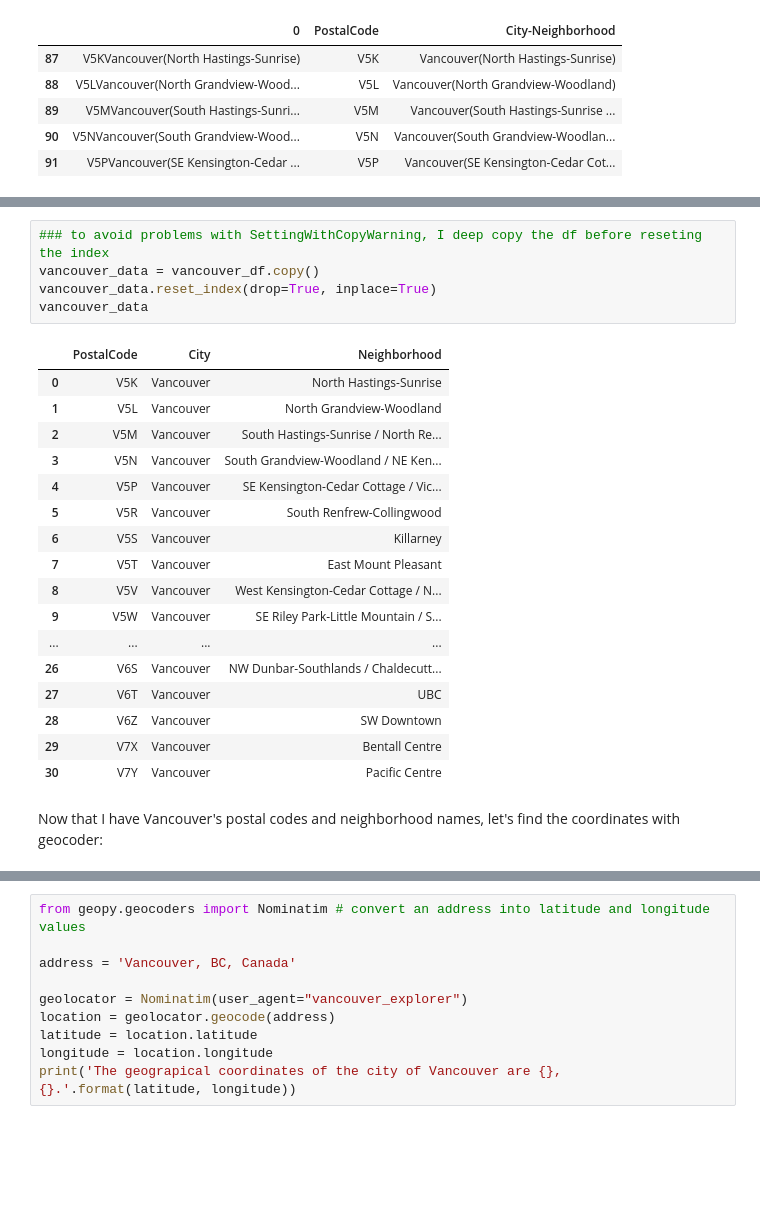
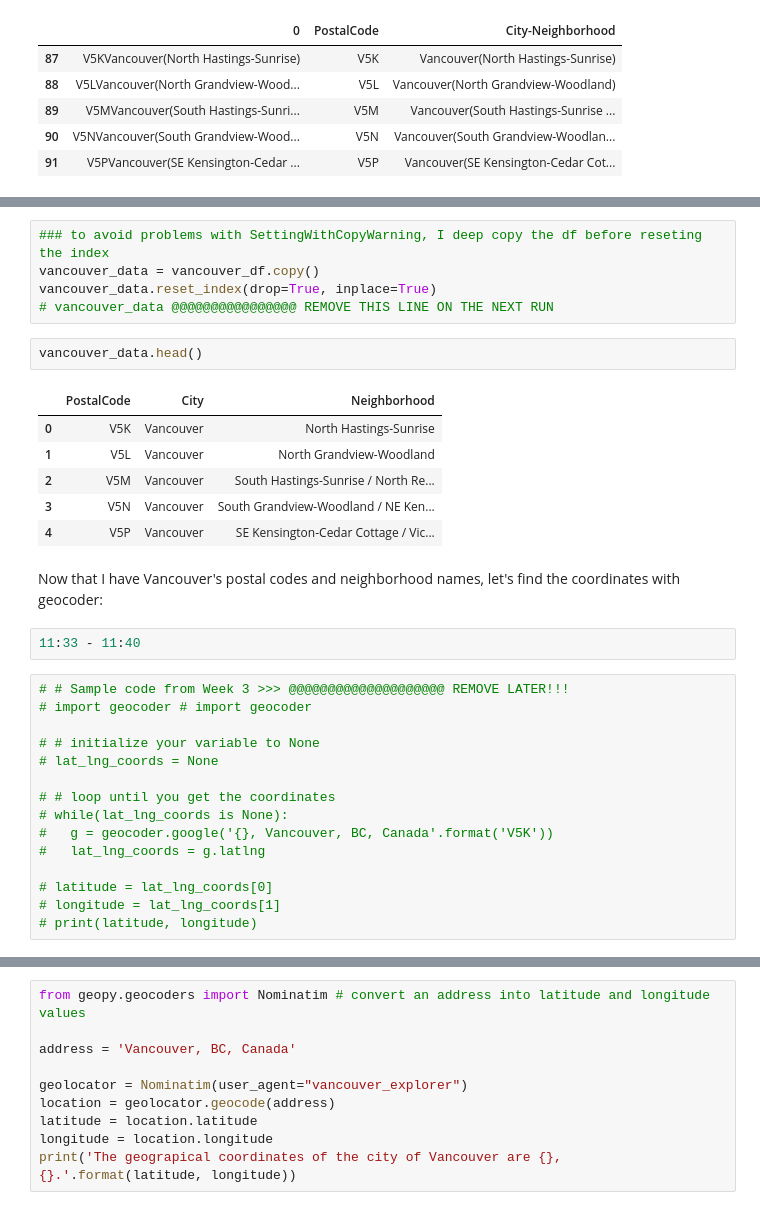
Before and after one commit to alinasansevich/Coursera_Capstone, a Jupyter notebook: Battle_of_the_Neighborhoods_Vancouver.ipynb, the cells around one changed output, grey strips where cells are left out. Drawn from its saved outputs; the diff is of its cells as text; blank space fills up the shorter version.

```diff
--- a/Battle_of_the_Neighborhoods_Vancouver.ipynb
+++ b/Battle_of_the_Neighborhoods_Vancouver.ipynb
@@ -188,24 +176,32 @@ See the caveats in the documentation: https://pandas.pydata.org/pandas-docs/stab
 ### to avoid problems with SettingWithCopyWarning, I deep copy the df before reseting the index
 vancouver_data = vancouver_df.copy()
 vancouver_data.reset_index(drop=True, inplace=True)
-vancouver_data
+# vancouver_data @@@@@@@@@@@@@@@@ REMOVE THIS LINE ON THE NEXT RUN
-# %% [output]
-|  | PostalCode | City | Neighborhood |
-| 0 | V5K | Vancouver | North Hastings-Sunrise |
-| 1 | V5L | Vancouver | North Grandview-Woodland |
-| 2 | V5M | Vancouver | South Hastings-Sunrise / North Re... |
-| 3 | V5N | Vancouver | South Grandview-Woodland / NE Ken... |
-| 4 | V5P | Vancouver | SE Kensington-Cedar Cottage / Vic... |
-| 5 | V5R | Vancouver | South Renfrew-Collingwood |
-| 6 | V5S | Vancouver | Killarney |
-| 7 | V5T | Vancouver | East Mount Pleasant |
-| 8 | V5V | Vancouver | West Kensington-Cedar Cottage / N... |
-| 9 | V5W | Vancouver | SE Riley Park-Little Mountain / S... |
-| ... | ... | ... | ... |
-| 26 | V6S | Vancouver | NW Dunbar-Southlands / Chaldecutt... |
-| 27 | V6T | Vancouver | UBC |
-| 28 | V6Z | Vancouver | SW Downtown |
-| 29 | V7X | Vancouver | Bentall Centre |
-| 30 | V7Y | Vancouver | Pacific Centre |
+# %%
+vancouver_data.head()
+# %% [output]
+|  | PostalCode | City | Neighborhood |
+| 0 | V5K | Vancouver | North Hastings-Sunrise |
+| 1 | V5L | Vancouver | North Grandview-Woodland |
+| 2 | V5M | Vancouver | South Hastings-Sunrise / North Re... |
+| 3 | V5N | Vancouver | South Grandview-Woodland / NE Ken... |
+| 4 | V5P | Vancouver | SE Kensington-Cedar Cottage / Vic... |
 # %% [markdown]
 Now that I have Vancouver's postal codes and neighborhood names, let's find the coordinates with geocoder:
+# %%
+11:33 - 11:40
+# %%
+# # Sample code from Week 3 >>> @@@@@@@@@@@@@@@@@@@@ REMOVE LATER!!!
+# import geocoder # import geocoder
+
+# # initialize your variable to None
+# lat_lng_coords = None
+
+# # loop until you get the coordinates
+# while(lat_lng_coords is None):
+#   g = geocoder.google('{}, Vancouver, BC, Canada'.format('V5K'))
+#   lat_lng_coords = g.latlng
+
+# latitude = lat_lng_coords[0]
+# longitude = lat_lng_coords[1]
+# print(latitude, longitude)
```
Also changed, not shown: parts of 56 cells of this notebook.
